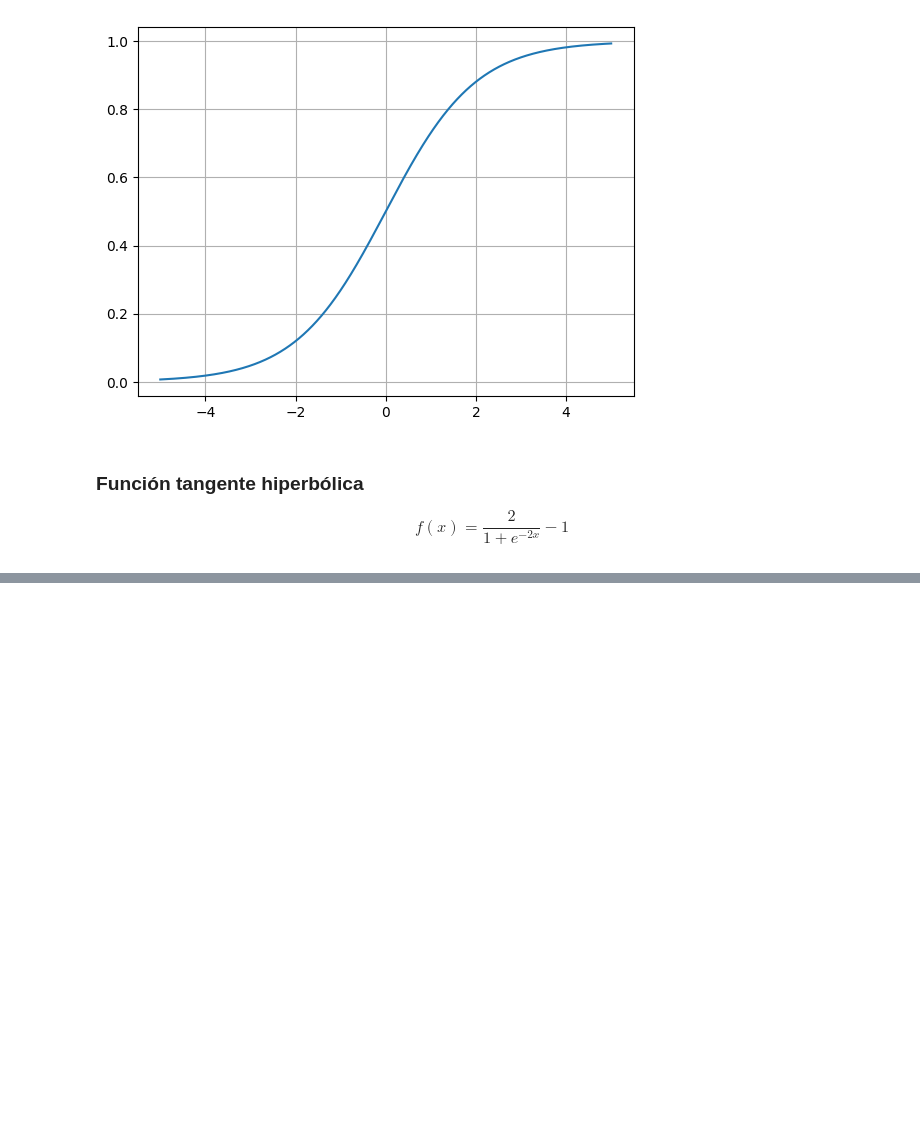
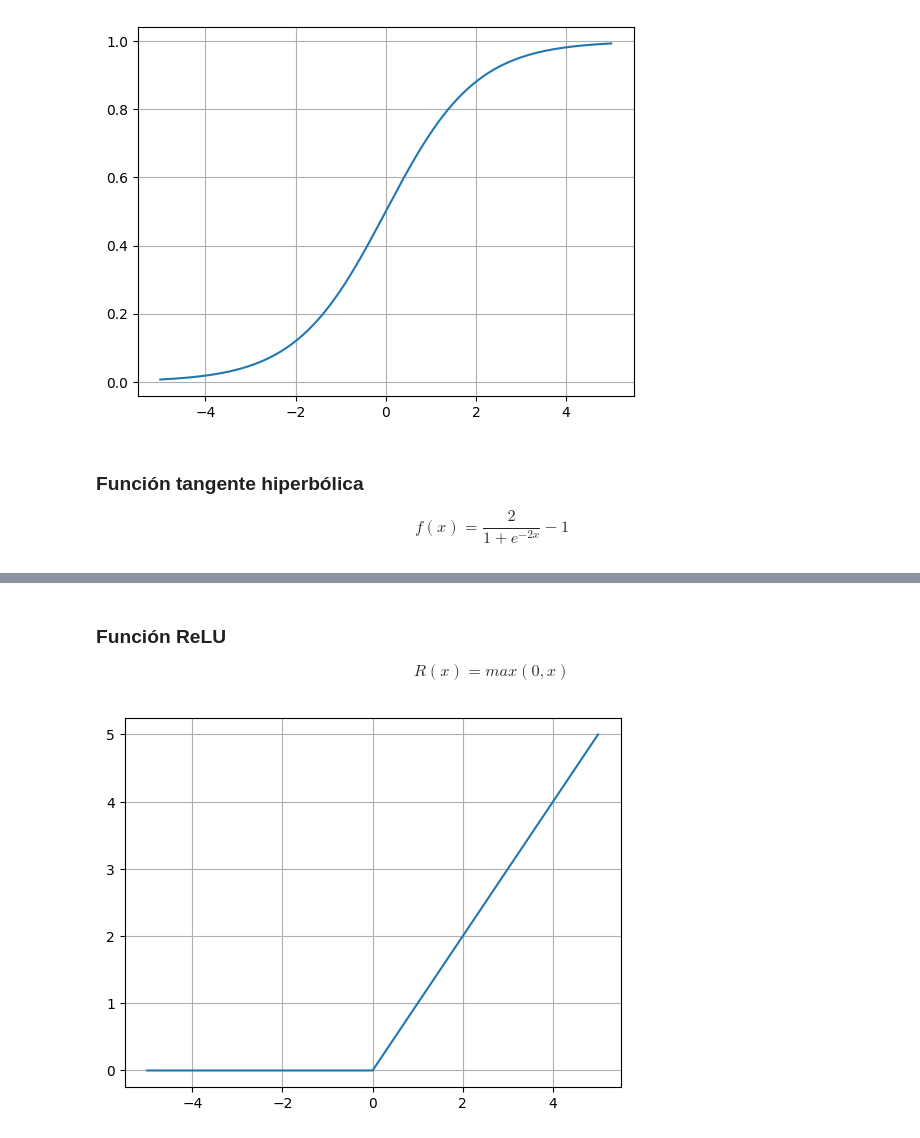
Before and after one commit to AngelDHackerman/fullDataSciencePath, a Jupyter notebook: funciones_matematicas_data_science_AI/funciones_activacion.ipynb, the cells around one changed output, grey strips where cells are left out. Drawn from its saved outputs; the diff is of its cells as text; code cells hidden in the pictures; blank space fills up the shorter version.

```diff
--- a/funciones_matematicas_data_science_AI/funciones_activacion.ipynb
+++ b/funciones_matematicas_data_science_AI/funciones_activacion.ipynb
@@ -62,0 +75,16 @@ $$f(x)=\frac{2}{1+e^{-2x}}-1$$
+# %% [markdown]
+### Función ReLU
+
+$$R(x)=max(0,x)$$
+# %%
+def f(x):
+  return np.maximum(x, 0)
+
+N=1000
+
+y = f(x)
+
+plt.plot(x, y)
+plt.grid()
+# %% [output]
+[figure, added]
```
Also changed, not shown: parts of 1 cell of this notebook.
